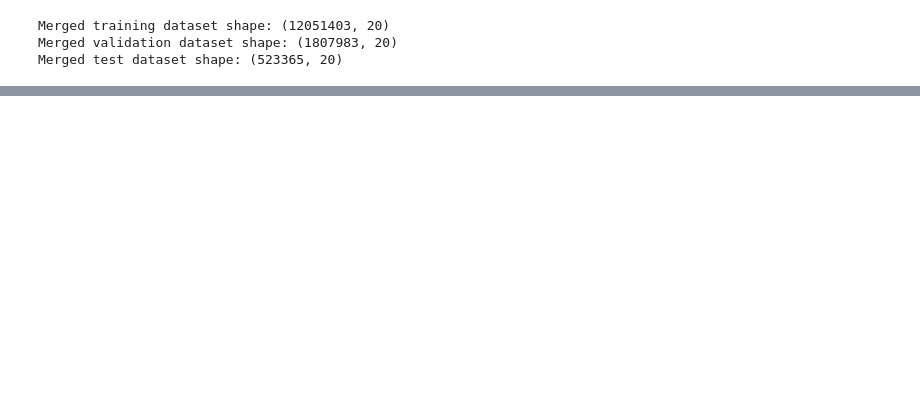
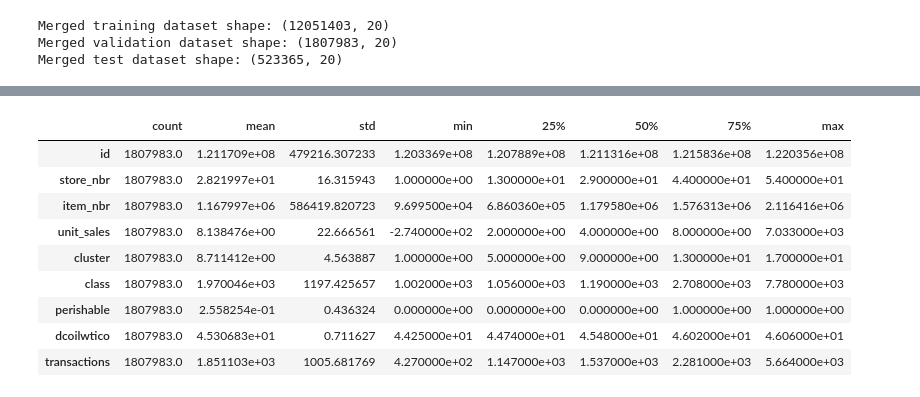
Before and after one commit to AshinDevUA/GNN, a Jupyter notebook: GNN_code_grocery_sales_forecasting_(1).ipynb, the cells around one changed output, grey strips where cells are left out. Saved outputs shown, nothing was run; the diff lists cells and outputs as text; code cells hidden in the pictures; blank space fills up the shorter version.

```diff
--- a/GNN_code_grocery_sales_forecasting_(1).ipynb
+++ b/GNN_code_grocery_sales_forecasting_(1).ipynb
@@ -548,0 +536,13 @@ NWRMSLE: 0.9880118808470838
+# %%
+ValidationSetData.describe().T
+# %% [output]
+|  | count | mean | std | min | 25% | 50% | 75% | max |
+| id | 1807983.0 | 1.211709e+08 | 479216.307233 | 1.203369e+08 | 1.207889e+08 | 1.211316e+08 | 1.215836e+08 | 1.220356e+08 |
+| store_nbr | 1807983.0 | 2.821997e+01 | 16.315943 | 1.000000e+00 | 1.300000e+01 | 2.900000e+01 | 4.400000e+01 | 5.400000e+01 |
+| item_nbr | 1807983.0 | 1.167997e+06 | 586419.820723 | 9.699500e+04 | 6.860360e+05 | 1.179580e+06 | 1.576313e+06 | 2.116416e+06 |
+| unit_sales | 1807983.0 | 8.138476e+00 | 22.666561 | -2.740000e+02 | 2.000000e+00 | 4.000000e+00 | 8.000000e+00 | 7.033000e+03 |
+| cluster | 1807983.0 | 8.711412e+00 | 4.563887 | 1.000000e+00 | 5.000000e+00 | 9.000000e+00 | 1.300000e+01 | 1.700000e+01 |
+| class | 1807983.0 | 1.970046e+03 | 1197.425657 | 1.002000e+03 | 1.056000e+03 | 1.190000e+03 | 2.708000e+03 | 7.780000e+03 |
+| perishable | 1807983.0 | 2.558254e-01 | 0.436324 | 0.000000e+00 | 0.000000e+00 | 0.000000e+00 | 1.000000e+00 | 1.000000e+00 |
+| dcoilwtico | 1807983.0 | 4.530683e+01 | 0.711627 | 4.425000e+01 | 4.474000e+01 | 4.548000e+01 | 4.602000e+01 | 4.606000e+01 |
+| transactions | 1807983.0 | 1.851103e+03 | 1005.681769 | 4.270000e+02 | 1.147000e+03 | 1.537000e+03 | 2.281000e+03 | 5.664000e+03 |
```
Also changed, not shown: parts of 116 cells of this notebook.
